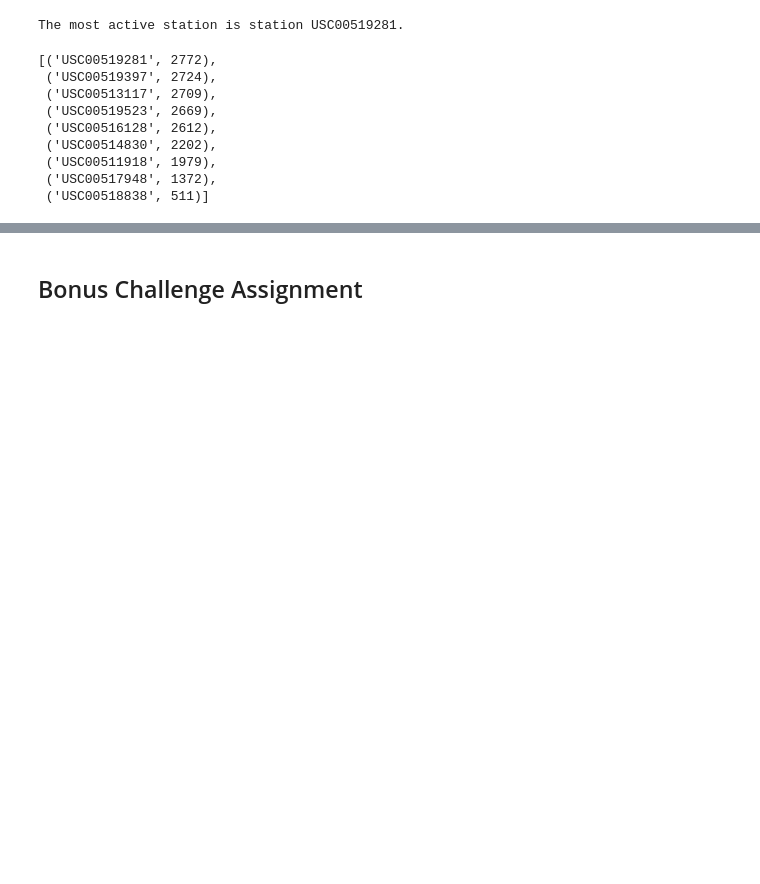
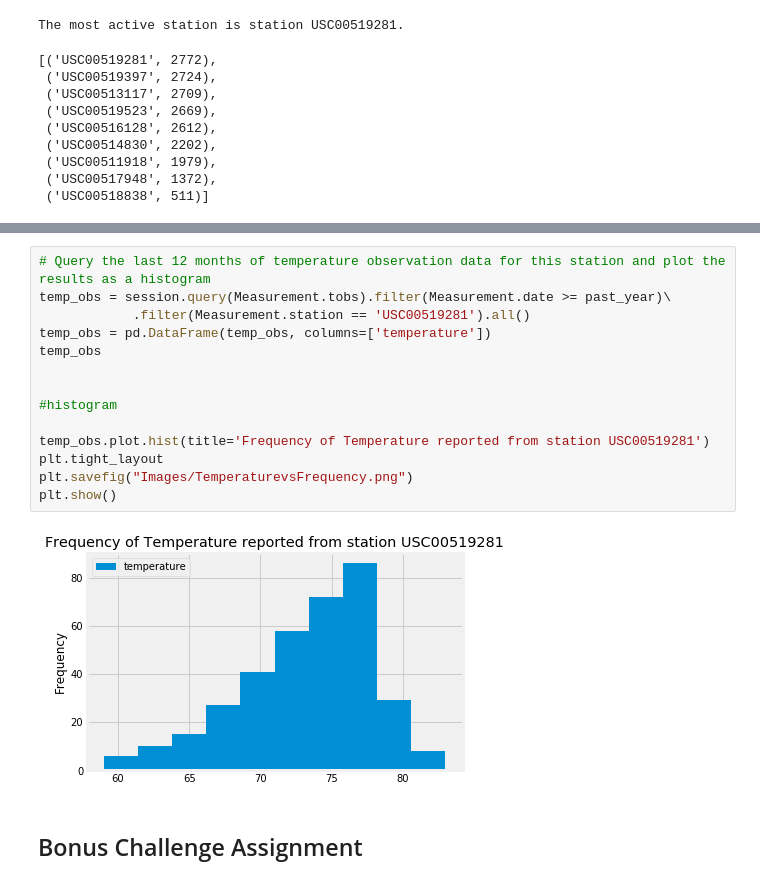
Before and after one commit to Hph7/sqlalchemy-challenge, a Jupyter notebook: climate.ipynb, the cells around one changed output, grey strips where cells are left out. Saved outputs shown, nothing was run; the diff lists cells and outputs as text; blank space fills up the shorter version.

```diff
--- a/climate.ipynb
+++ b/climate.ipynb
@@ -118,3 +130,19 @@ The most active station is station USC00519281.
+# %%
+# Query the last 12 months of temperature observation data for this station and plot the results as a histogram
+temp_obs = session.query(Measurement.tobs).filter(Measurement.date >= past_year)\
+            .filter(Measurement.station == 'USC00519281').all()
+temp_obs = pd.DataFrame(temp_obs, columns=['temperature'])
+temp_obs
+
+
+#histogram
+
+temp_obs.plot.hist(title='Frequency of Temperature reported from station USC00519281')
+plt.tight_layout
+plt.savefig("Images/TemperaturevsFrequency.png")
+plt.show()
+# %% [output]
+[figure, added]
 # %% [markdown]
 ## Bonus Challenge Assignment
 # %%
```
Also changed, not shown: parts of 3 cells of this notebook, 1 other file.
